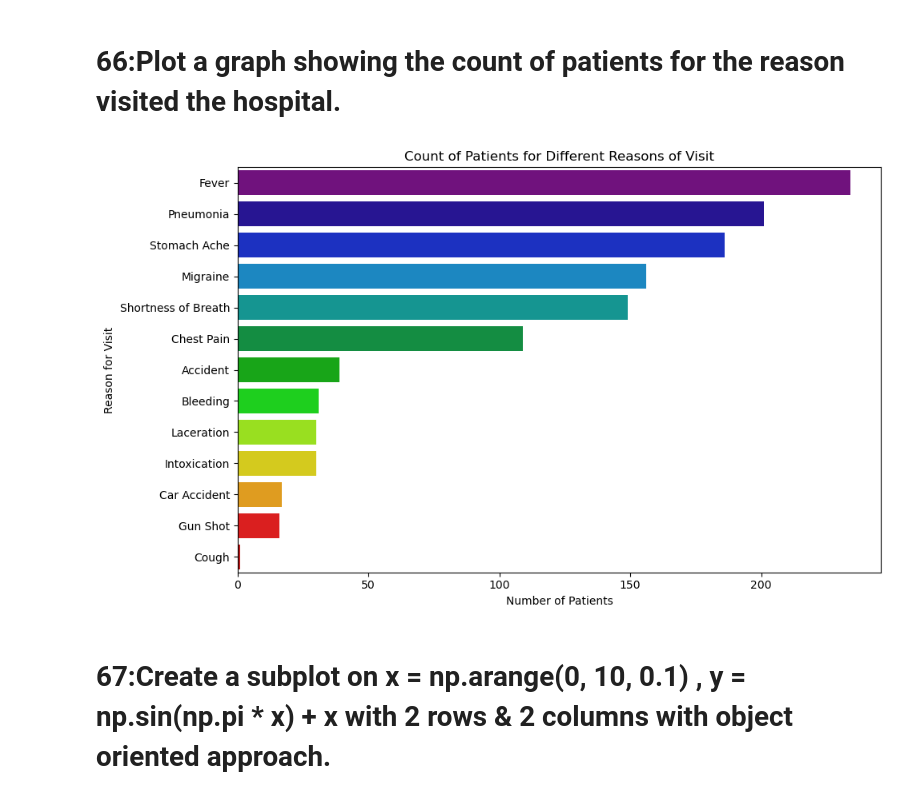
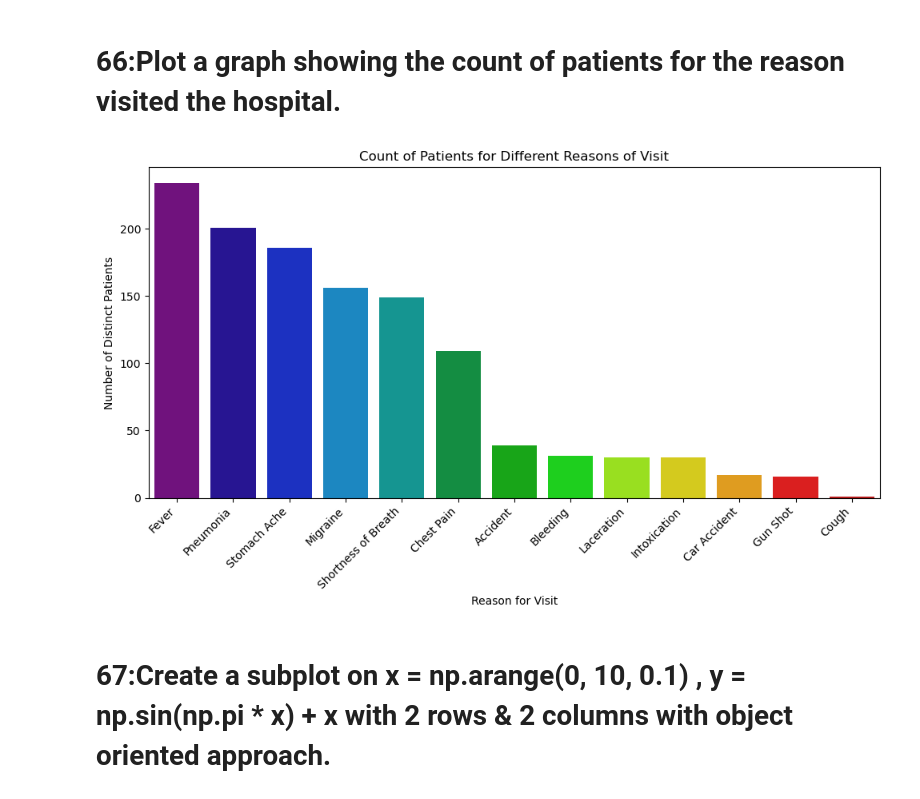
Before and after one commit to Amitha-sridhar/Py-Coders, a Jupyter notebook: Python Hackathon.ipynb, the cells around one changed output. Cells and saved outputs as stored; diff of their text form; code cells hidden in the pictures.

```diff
--- a/Python Hackathon.ipynb
+++ b/Python Hackathon.ipynb
@@ -106,20 +122,23 @@ print(amb_visits[['PatientMRN', 'BloodPressureSystolic', 'HypertensionLevel']])
 [950 rows x 3 columns]
 # %% [markdown]
 # 66:Plot a graph showing the count of patients for the reason visited the hospital.
-# %%
-#  Count the number of patients by reason for visit
-reason_counts = ed_visits['ReasonForVisit'].value_counts()
-
-# Create a bar plot
-plt.figure(figsize=(10, 6))
-sns.barplot(x=reason_counts.values, y=reason_counts.index, palette='nipy_spectral')
-plt.title('Count of Patients for Different Reasons of Visit')
-plt.xlabel('Number of Patients')
-plt.ylabel('Reason for Visit')
-plt.tight_layout()
-plt.show()
-# %% [output]
-[figure, removed]
+# %%
+# Calculate the number of distinct patients for each reason for the visit
+reason_patient_counts = ed_visits['ReasonForVisit'].value_counts()
+
+# Sort the counts in descending order
+reason_patient_counts_sorted = reason_patient_counts.sort_values(ascending=False)
+
+plt.figure(figsize=(10, 6))
+sns.barplot(x=reason_patient_counts_sorted.index, y=reason_patient_counts_sorted.values, palette='nipy_spectral')
+plt.title('Count of Patients for Different Reasons of Visit')
+plt.xlabel('Reason for Visit')
+plt.ylabel('Number of Distinct Patients')
+plt.xticks(rotation=45, ha='right')
+plt.tight_layout()
+plt.show()
+# %% [output]
+[figure, added]
 # %% [markdown]
 # 67:Create a subplot on x = np.arange(0, 10, 0.1) , y = np.sin(np.pi * x) + x with 2 rows & 2 columns with object oriented approach.
 # %%
```
Also changed, not shown: parts of 8 cells of this notebook.
